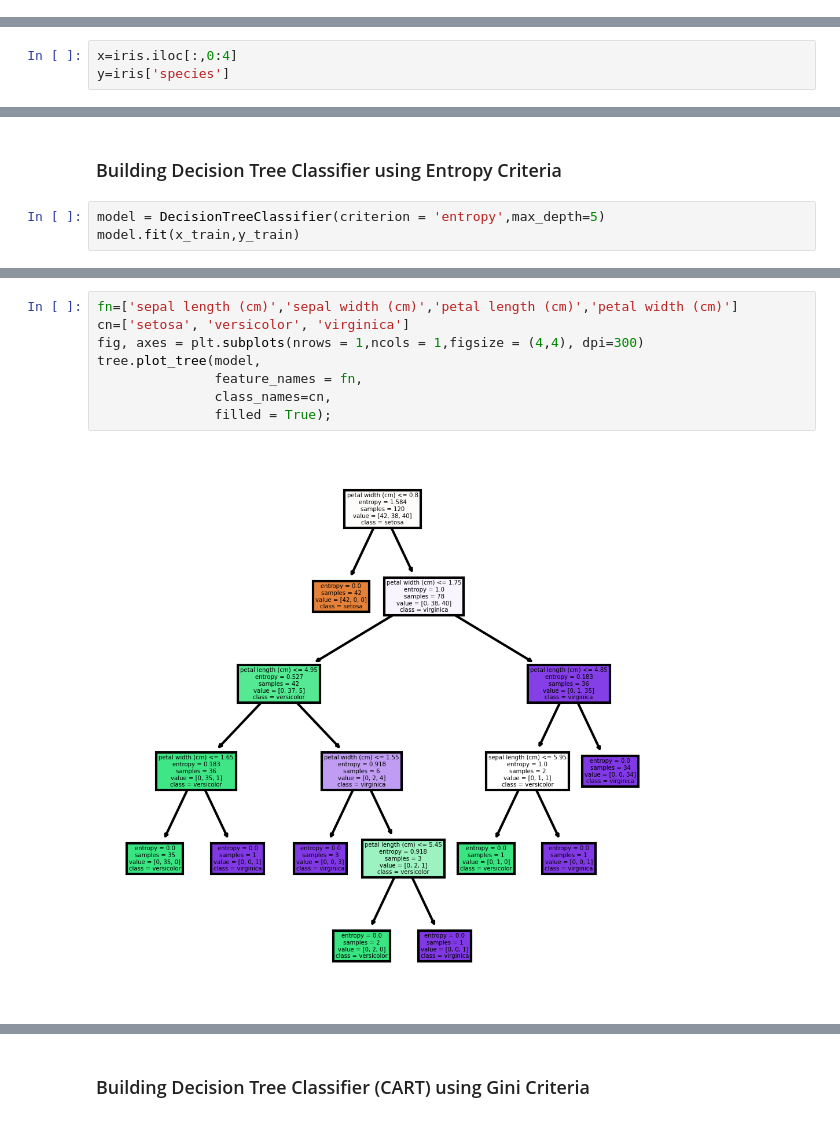
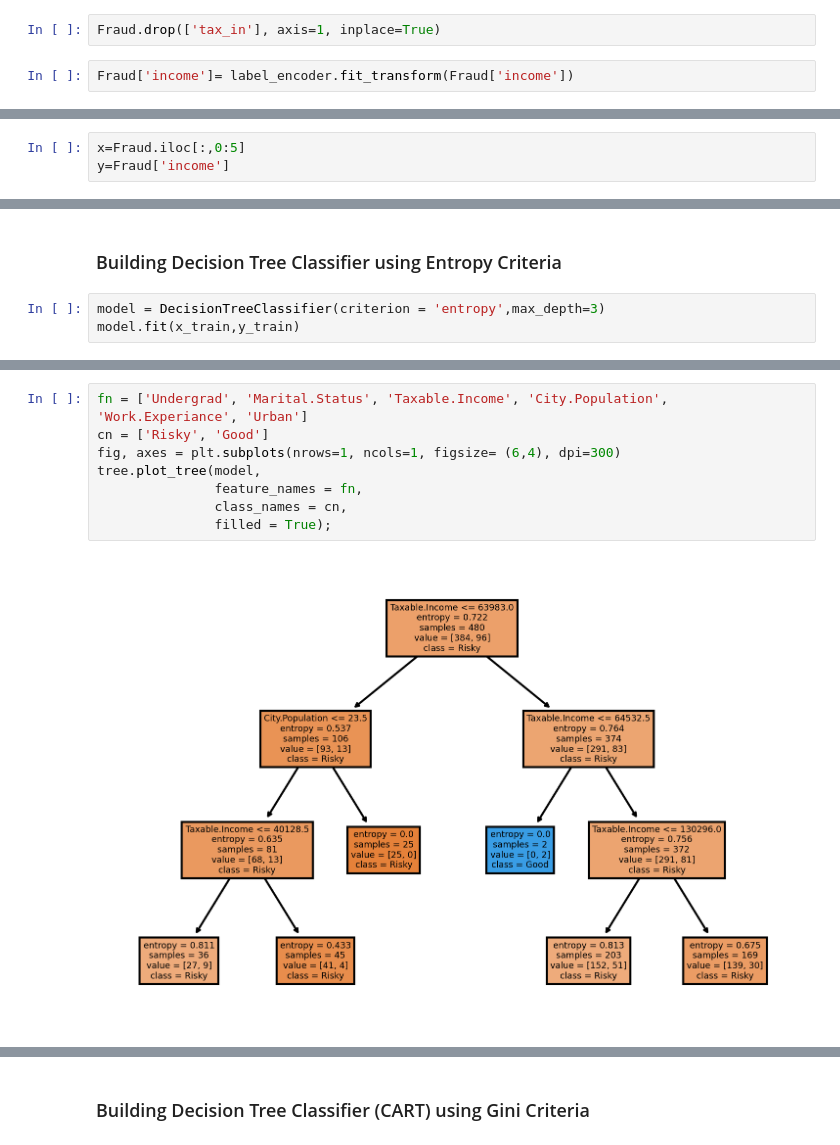
Before and after one commit to renkuntlamahessh/DataScience_Python, a Jupyter notebook: Decision_Tree_C5_0_CART.ipynb, the cells around one changed output, grey strips where cells are left out. Cells and saved outputs as stored; diff of their text form.

```diff
--- a/Decision_Tree_C5_0_CART.ipynb
+++ b/Decision_Tree_C5_0_CART.ipynb
@@ -28,0 +37,4 @@ iris['species']= label_encoder.fit_transform(iris['species'])
+# %%
+Fraud.drop(['tax_in'], axis=1, inplace=True)
+# %%
+Fraud['income']= label_encoder.fit_transform(Fraud['income'])
@@ -29,6 +57,6 @@ iris['species']= label_encoder.fit_transform(iris['species'])
 # %%
-x=iris.iloc[:,0:4]
-y=iris['species']
+x=Fraud.iloc[:,0:5]
+y=Fraud['income']
 # %%
 x
 # %% [output]
@@ -82,6 +100,6 @@ x_train, x_test,y_train,y_test = train_test_split(x,y, test_size=0.2,random_stat
 # %% [markdown]
 ### Building Decision Tree Classifier using Entropy Criteria
 # %%
-model = DecisionTreeClassifier(criterion = 'entropy',max_depth=5)
+model = DecisionTreeClassifier(criterion = 'entropy',max_depth=3)
 model.fit(x_train,y_train)
 # %% [output]
@@ -94,11 +112,11 @@ tree.plot_tree(model);
 # %%
-fn=['sepal length (cm)','sepal width (cm)','petal length (cm)','petal width (cm)']
-cn=['setosa', 'versicolor', 'virginica']
-fig, axes = plt.subplots(nrows = 1,ncols = 1,figsize = (4,4), dpi=300)
+fn = ['Undergrad', 'Marital.Status', 'Taxable.Income', 'City.Population', 'Work.Experiance', 'Urban']
+cn = ['Risky', 'Good']
+fig, axes = plt.subplots(nrows=1, ncols=1, figsize= (6,4), dpi=300)
 tree.plot_tree(model,
                feature_names = fn,
-               class_names=cn,
+               class_names = cn,
                filled = True);
 # %% [output]
-[figure, old version]
+[figure, new version]
 # %%
```
Also changed, not shown: parts of 23 cells of this notebook.
